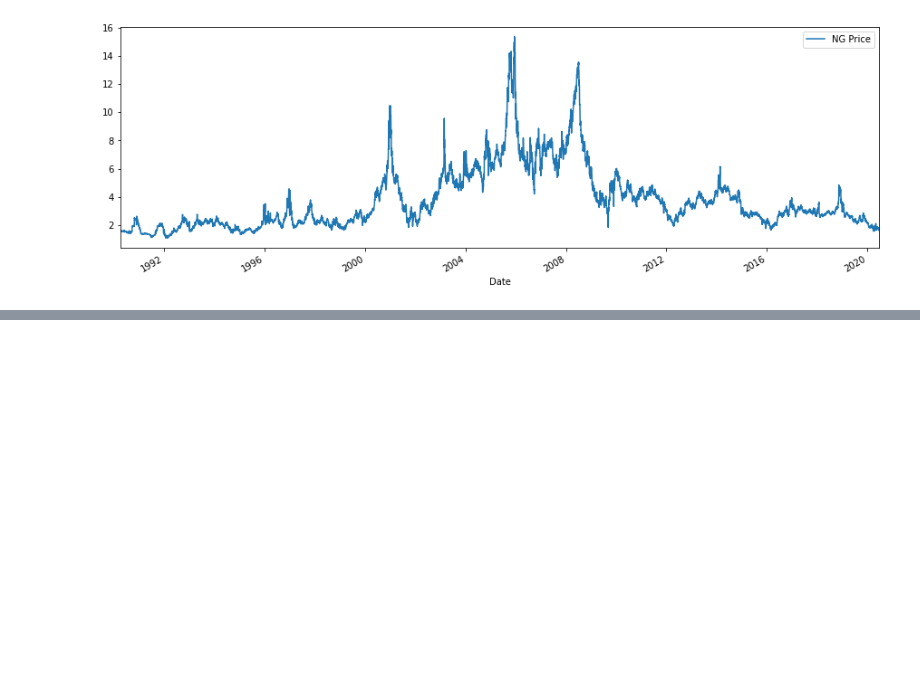
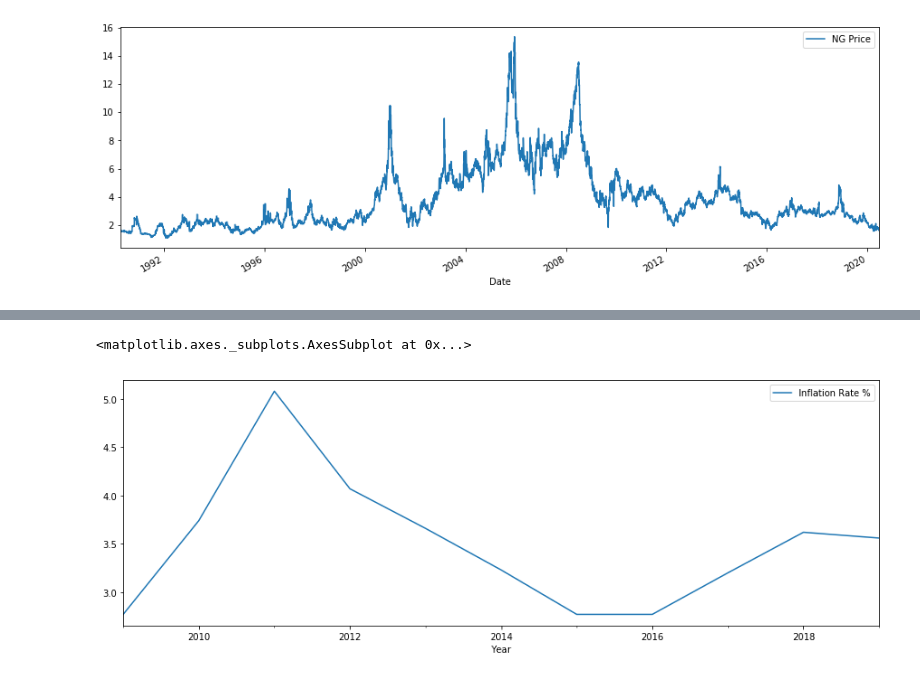
Before and after one commit to KalenAsberry12/project_one, a Jupyter notebook: Data_Jonathan.ipynb, the cells around one changed output, grey strips where cells are left out. Drawn from its saved outputs; the diff is of its cells as text; code cells hidden in the pictures; blank space fills up the shorter version.

```diff
--- a/Data_Jonathan.ipynb
+++ b/Data_Jonathan.ipynb
@@ -367,3 +369,8 @@ ng_df4.plot(figsize=(15,5))
 # %% [output]
 <matplotlib.axes._subplots.AxesSubplot at 0x...>
 [figure]
+# %%
+# Import World Inflation Data
+world_inflation_data = Path("World_Inflation.csv")
+inf_df = pd.read_csv(world_inflation_data)
+inf_df
@@ -369,0 +390,4 @@ ng_df4.plot(figsize=(15,5))
+# %%
+# Set YEAR as index
+inf_df2 = inf_df.set_index(pd.to_datetime(inf_df['Year'], infer_datetime_format=True)).drop(columns=["Year"])
+inf_df2
@@ -369,0 +408,6 @@ ng_df4.plot(figsize=(15,5))
+# %%
+# Plot World Inflation data
+inf_df2.plot(figsize=(15,5))
+# %% [output]
+<matplotlib.axes._subplots.AxesSubplot at 0x...>
+[figure, added]
```
Also changed, not shown: parts of 5 cells of this notebook, 1 other file.
